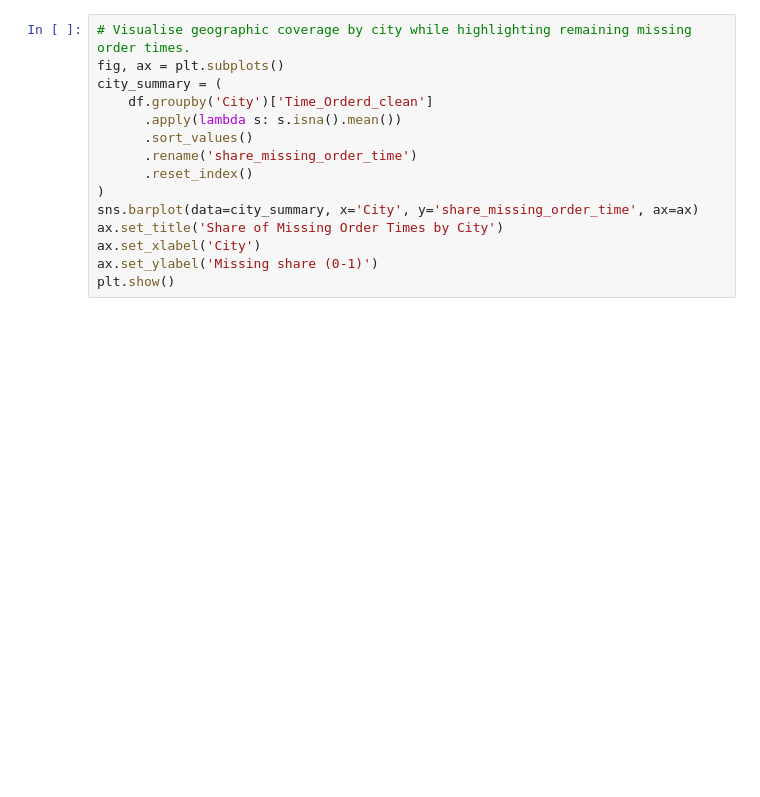
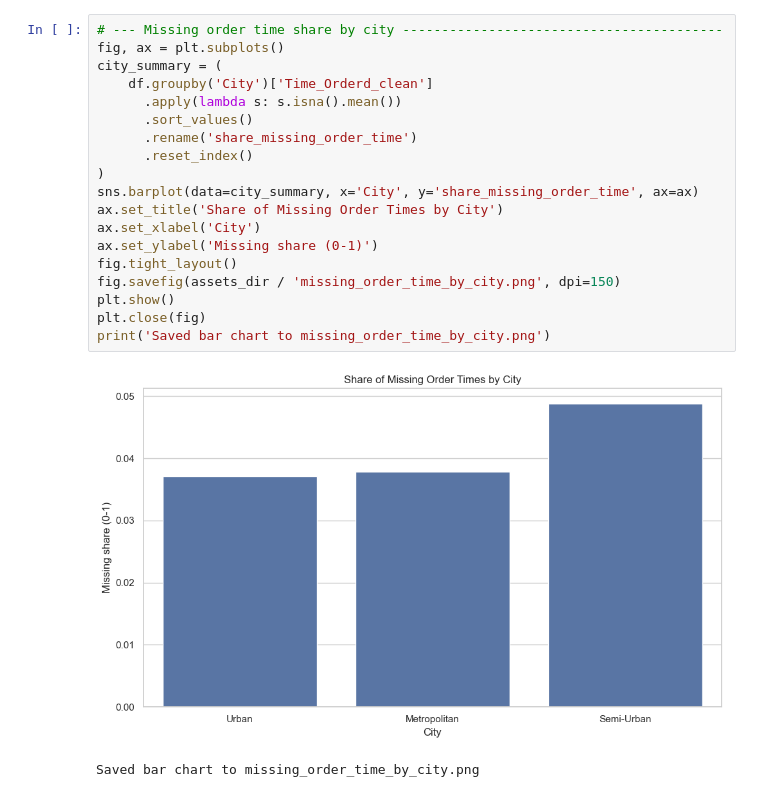
Before and after one commit to xh7777777/is5740-eightA, a Jupyter notebook: notebooks/exploratory_zomato.ipynb, the cells around one changed output. Cells and saved outputs as stored; diff of their text form; blank space fills up the shorter version.

```diff
--- a/notebooks/exploratory_zomato.ipynb
+++ b/notebooks/exploratory_zomato.ipynb
@@ -54,15 +103,22 @@ plt.show()
 # %%
-# Visualise geographic coverage by city while highlighting remaining missing order times.
+# --- Missing order time share by city -----------------------------------------
 fig, ax = plt.subplots()
 city_summary = (
     df.groupby('City')['Time_Orderd_clean']
       .apply(lambda s: s.isna().mean())
       .sort_values()
       .rename('share_missing_order_time')
       .reset_index()
 )
 sns.barplot(data=city_summary, x='City', y='share_missing_order_time', ax=ax)
 ax.set_title('Share of Missing Order Times by City')
 ax.set_xlabel('City')
 ax.set_ylabel('Missing share (0-1)')
+fig.tight_layout()
+fig.savefig(assets_dir / 'missing_order_time_by_city.png', dpi=150)
 plt.show()
+plt.close(fig)
+print('Saved bar chart to missing_order_time_by_city.png')
+# %% [output]
+[figure, added]
+Saved bar chart to missing_order_time_by_city.png
```
Also changed, not shown: parts of 19 cells of this notebook, 12 other files.
